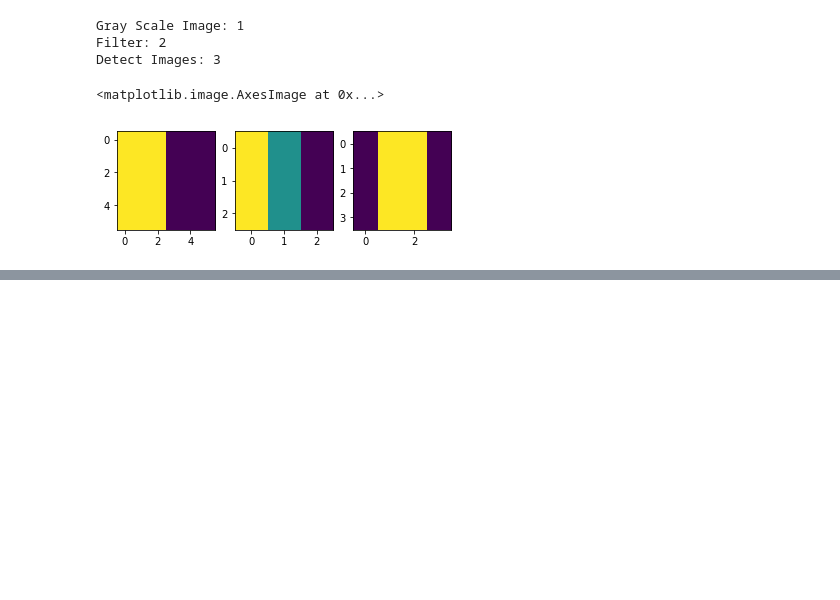
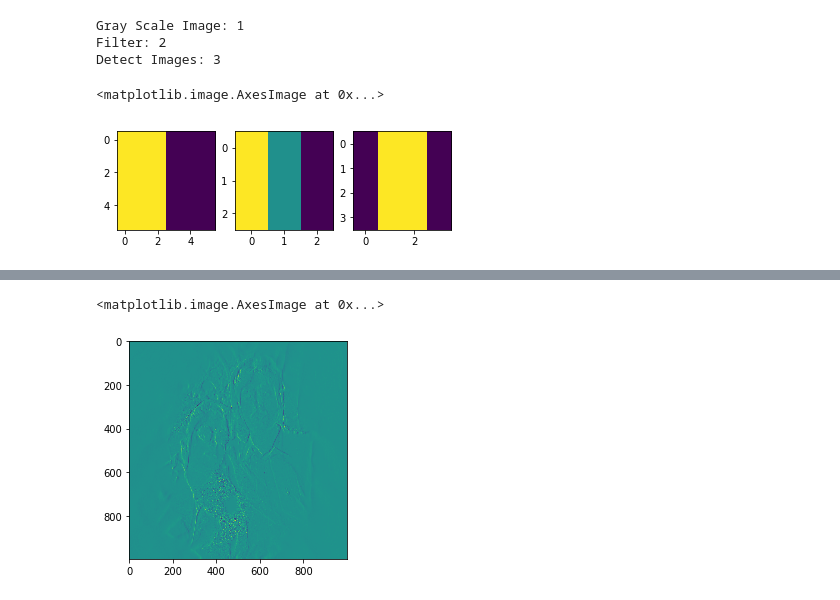
Before and after one commit to Mrd278/CNN-Practice, a Jupyter notebook: CNN_Prac.ipynb, the cells around one changed output, grey strips where cells are left out. Cells and saved outputs as stored; diff of their text form; code cells hidden in the pictures; blank space fills up the shorter version.

```diff
--- a/CNN_Prac.ipynb
+++ b/CNN_Prac.ipynb
@@ -126,0 +168,5 @@ Detect Images: 3
+# %%
+plt.imshow(Result_img)
+# %% [output]
+<matplotlib.image.AxesImage at 0x...>
+[figure, added]
```
Also changed, not shown: parts of 6 cells of this notebook.
